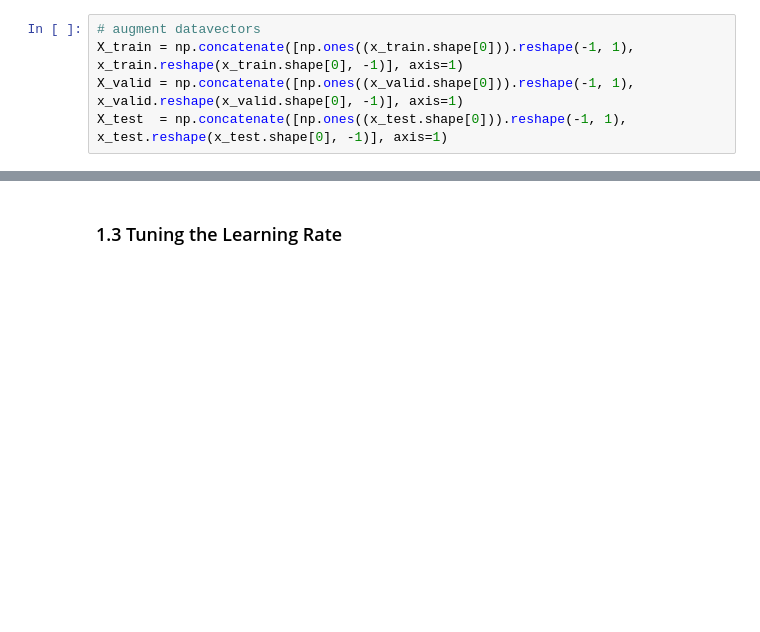
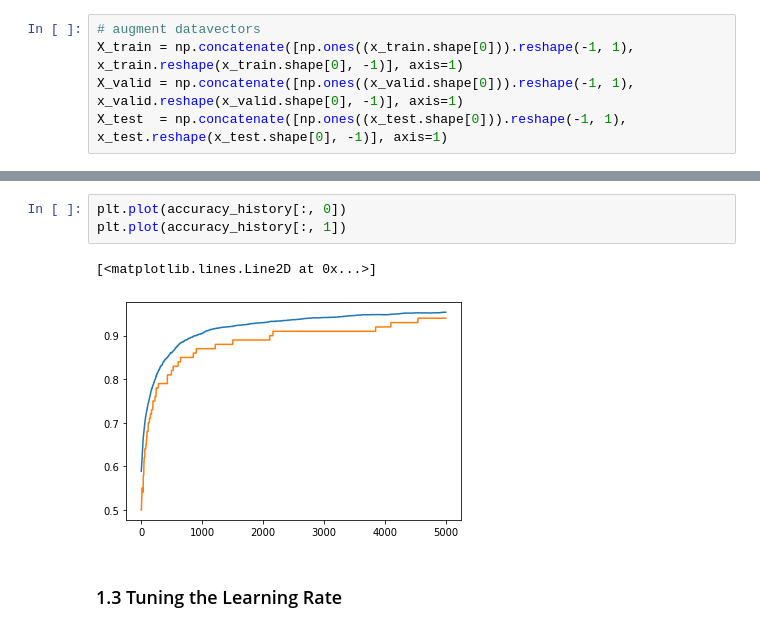
Before and after one commit to pranshumalik14/ece421-labs-hw, a Jupyter notebook: labs/lab1/lab1.ipynb, the cells around one changed output, grey strips where cells are left out. Drawn from its saved outputs; the diff is of its cells as text; blank space fills up the shorter version.

```diff
--- a/labs/lab1/lab1.ipynb
+++ b/labs/lab1/lab1.ipynb
@@ -128,3 +136,9 @@ plt.plot(loss_history[:, 1])
+# %%
+plt.plot(accuracy_history[:, 0])
+plt.plot(accuracy_history[:, 1])
+# %% [output]
+[<matplotlib.lines.Line2D at 0x...>]
+[figure, added]
 # %% [markdown]
 ### 1.3 Tuning the Learning Rate
 # %% [markdown]
```
Also changed, not shown: parts of 6 cells of this notebook.
